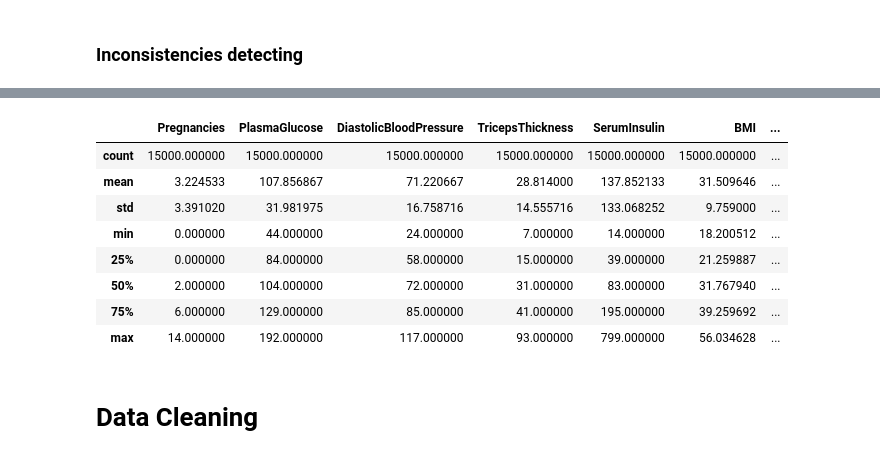
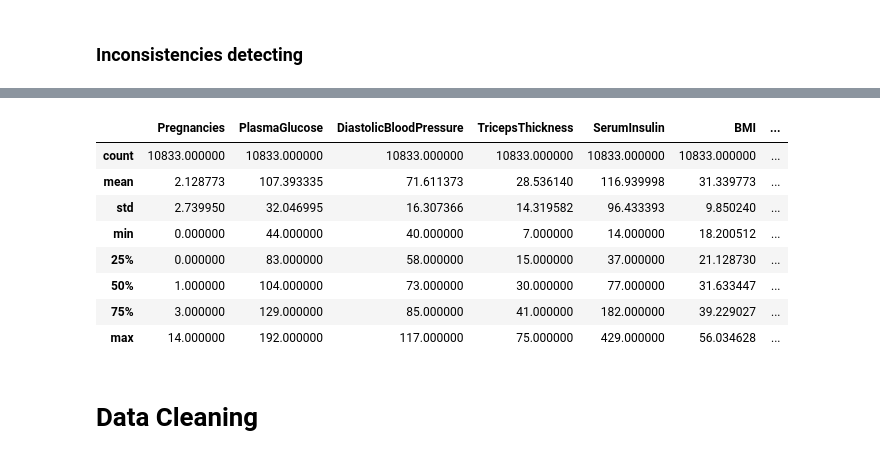
Before and after one commit to dsti-diabetes-detection-A24/Diabetes_Detection, a Jupyter notebook: MLProject - DEA.ipynb, the cells around one changed output, grey strips where cells are left out. Cells and saved outputs as stored; diff of their text form; code cells hidden in the pictures.

```diff
--- a/MLProject - DEA.ipynb
+++ b/MLProject - DEA.ipynb
@@ -23,7 +23,7 @@ from imblearn.over_sampling import SMOTE
 - **Diabetic**: Target variable (0 = Non-diabetic, 1 = Diabetic). Indicates whether the patient is diagnosed with diabetes.
 # %%
 # Load the dataset
-data = pd.read_csv("./TAIPEI_diabetes.csv",sep=",",index_col="PatientID")
+data = pd.read_csv("./datasets/TAIPEI_diabetes.csv",sep=",",index_col="PatientID")
 
 # Display the first few rows
 data.head(10)
@@ -174,15 +209,15 @@ Rule 5: DiastolicBloodPressure detected outside normal range (40-120).
 # %%
-df.describe()
+data.describe()
 # %% [output]
 |  | Pregnancies | PlasmaGlucose | DiastolicBloodPressure | TricepsThickness | SerumInsulin | BMI | ... |
-| count | 15000.000000 | 15000.000000 | 15000.000000 | 15000.000000 | 15000.000000 | 15000.000000 | ... |
-| mean | 3.224533 | 107.856867 | 71.220667 | 28.814000 | 137.852133 | 31.509646 | ... |
-| std | 3.391020 | 31.981975 | 16.758716 | 14.555716 | 133.068252 | 9.759000 | ... |
-| min | 0.000000 | 44.000000 | 24.000000 | 7.000000 | 14.000000 | 18.200512 | ... |
-| 25% | 0.000000 | 84.000000 | 58.000000 | 15.000000 | 39.000000 | 21.259887 | ... |
-| 50% | 2.000000 | 104.000000 | 72.000000 | 31.000000 | 83.000000 | 31.767940 | ... |
-| 75% | 6.000000 | 129.000000 | 85.000000 | 41.000000 | 195.000000 | 39.259692 | ... |
-| max | 14.000000 | 192.000000 | 117.000000 | 93.000000 | 799.000000 | 56.034628 | ... |
+| count | 10833.000000 | 10833.000000 | 10833.000000 | 10833.000000 | 10833.000000 | 10833.000000 | ... |
+| mean | 2.128773 | 107.393335 | 71.611373 | 28.536140 | 116.939998 | 31.339773 | ... |
+| std | 2.739950 | 32.046995 | 16.307366 | 14.319582 | 96.433393 | 9.850240 | ... |
+| min | 0.000000 | 44.000000 | 40.000000 | 7.000000 | 14.000000 | 18.200512 | ... |
+| 25% | 0.000000 | 83.000000 | 58.000000 | 15.000000 | 37.000000 | 21.128730 | ... |
+| 50% | 1.000000 | 104.000000 | 73.000000 | 30.000000 | 77.000000 | 31.633447 | ... |
+| 75% | 3.000000 | 129.000000 | 85.000000 | 41.000000 | 182.000000 | 39.229027 | ... |
+| max | 14.000000 | 192.000000 | 117.000000 | 75.000000 | 429.000000 | 56.034628 | ... |
 # %% [markdown]
 # **Data Cleaning**
 # %% [markdown]
```
Also changed, not shown: parts of 14 cells of this notebook, 5 other files.
